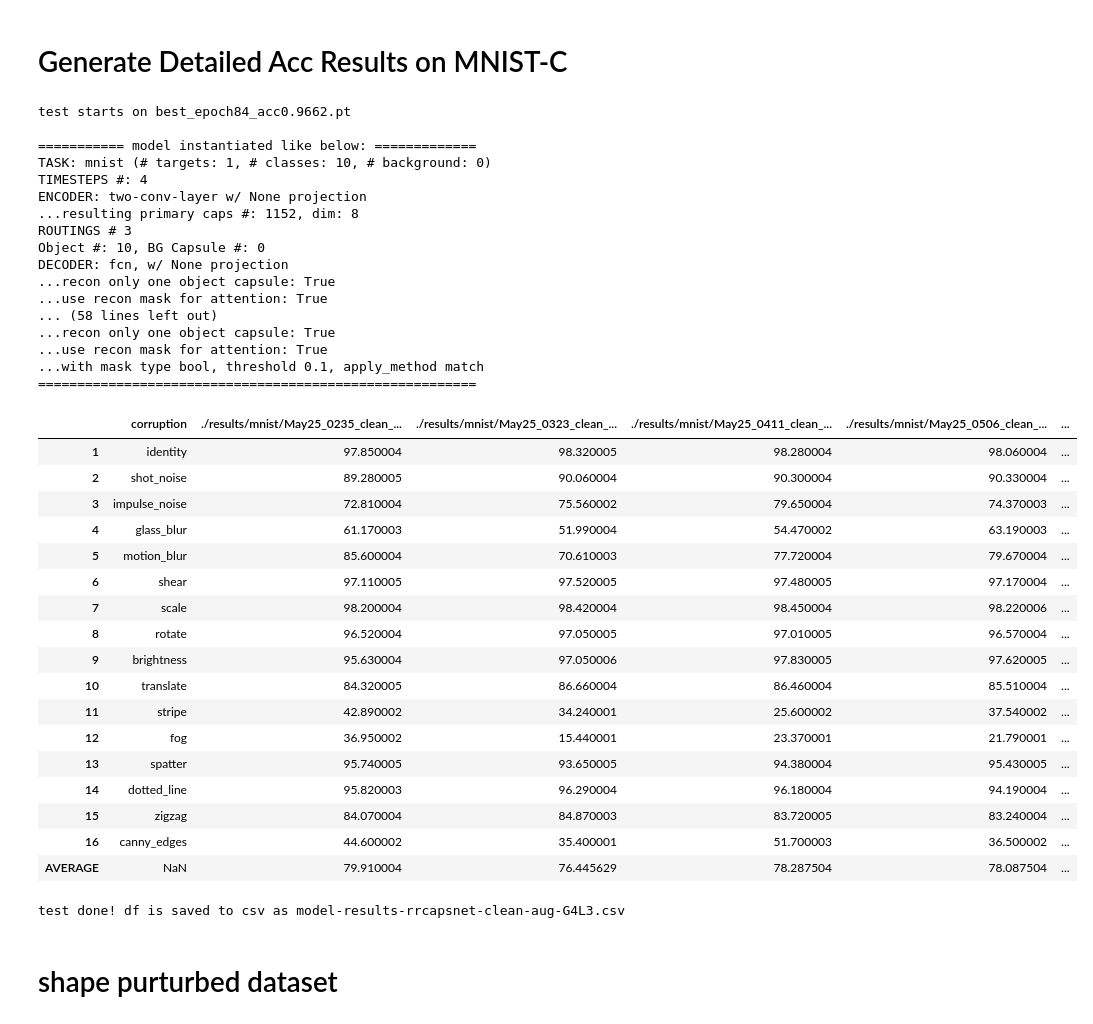
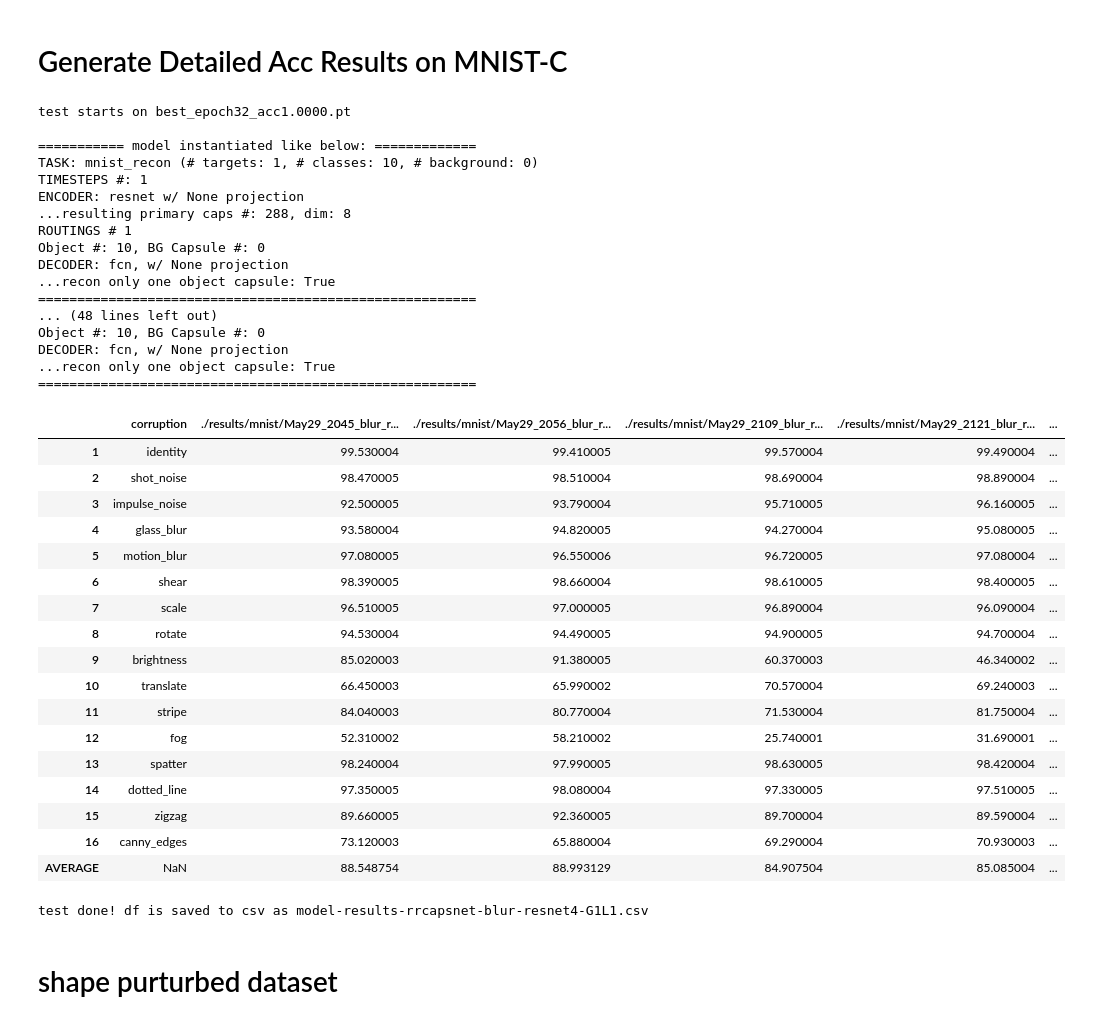
Before and after one commit to ahnchive/ORA-recognition, a Jupyter notebook: eval_rrcapsnet_original.ipynb, the cells around one changed output. Drawn from its saved outputs; the diff is of its cells as text; code cells hidden in the pictures.

```diff
--- a/eval_rrcapsnet_original.ipynb
+++ b/eval_rrcapsnet_original.ipynb
@@ -983,7 +1124,7 @@ visualize_batch(x, y, outputs['x_input'], objcaps_len_step, start=idx_start, n_i
 verbose=False
 print_args =False
 args_to_update = {'device':DEVICE, 'batch_size':BATCHSIZE,
-                 'time_steps': 4, 'routings': 3, 'mask_threshold': 0.1}
+                 'time_steps': 1, 'routings': 1, 'mask_threshold': 0.1}
 
 
 modelpathlist = [
@@ -1054,8 +1195,19 @@ modelpathlist = [
 # './results/mnist/Apr30_0253_recon_run4/best_epoch63_acc0.9981.pt',
 # './results/mnist/Apr30_0321_recon_run5/best_epoch77_acc0.9987.pt',
 
-# Recon-edge
+# resnet-blur version
+# './results/mnist/May29_0416_blur_res_run1/best_epoch21_acc1.0000.pt',
+# './results/mnist/May29_0427_blur_res_run2/best_epoch30_acc1.0000.pt',
+# './results/mnist/May29_0440_blur_res_run3/best_epoch37_acc1.0000.pt',
+# './results/mnist/May29_0455_blur_res_run4/best_epoch36_acc1.0000.pt',
+# './results/mnist/May29_0510_blur_res_run5/best_epoch29_acc1.0000.pt'
 
+# resnet 4 layers
+'./results/mnist/May29_2045_blur_res4_run1/best_epoch32_acc1.0000.pt',
+'./results/mnist/May29_2056_blur_res4_run2/best_epoch32_acc1.0000.pt',
+'./results/mnist/May29_2109_blur_res4_run3/best_epoch32_acc1.0000.pt',
+'./results/mnist/May29_2121_blur_res4_run4/best_epoch30_acc1.0000.pt',
+'./results/mnist/May29_2132_blur_res4_run5/best_epoch30_acc1.0000.pt'
 ]
 
 
@@ -1063,67 +1215,68 @@ modelpathlist = [
 df = pd.DataFrame()
 df['corruption'] = CORRUPTION_TYPES
 
 for load_model_path in modelpathlist:
 #     modelname = '-'.join( os.path.dirname(load_model_path).split('_')[-3:-1]) #'recon-step3'
     modelname = load_model_path.split('/')[-1] # filename
     print(f'test starts on {modelname}')
 
     # load args and model
     args = load_args(load_model_path, args_to_update, print_args)
     model = load_model(args)
 
     acclist = []
     for corruption in CORRUPTION_TYPES:
         test_loss, test_loss_class, test_loss_recon, test_acc = test_model_on_each_corruption(PATH_MNISTC, corruption, model, verbose)
         acclist.append(test_acc*100)
     df[load_model_path] = acclist
 
 
 df.index = np.arange(1, len(df)+1)
 df.loc['AVERAGE'] = df.mean()
 df
 # %% [output]
-test starts on best_epoch84_acc0.9662.pt
+test starts on best_epoch32_acc1.0000.pt
 
 =========== model instantiated like below: =============
-TASK: mnist (# targets: 1, # classes: 10, # background: 0)
-TIMESTEPS #: 4
-ENCODER: two-conv-layer w/ None projection
-...resulting primary caps #: 1152, dim: 8
-ROUTINGS # 3
+TASK: mnist_recon (# targets: 1, # classes: 10, # background: 0)
+TIMESTEPS #: 1
+ENCODER: resnet w/ None projection
+...resulting primary caps #: 288, dim: 8
+ROUTINGS # 1
 Object #: 10, BG Capsule #: 0
 DECODER: fcn, w/ None projection
 ...recon only one object capsule: True
-...use recon mask for attention: True
-... (58 lines left out)
+========================================================
+... (48 lines left out)
+Object #: 10, BG Capsule #: 0
+DECODER: fcn, w/ None projection
 ...recon only one object capsule: True
-...use recon mask for attention: True
-...with mask type bool, threshold 0.1, apply_method match
 ========================================================
-|  | corruption | ./results/mnist/May25_0235_clean_... | ./results/mnist/May25_0323_clean_... | ./results/mnist/May25_0411_clean_... | ./results/mnist/May25_0506_clean_... | ... |
-| 1 | identity | 97.850004 | 98.320005 | 98.280004 | 98.060004 | ... |
-| 2 | shot_noise | 89.280005 | 90.060004 | 90.300004 | 90.330004 | ... |
-| 3 | impulse_noise | 72.810004 | 75.560002 | 79.650004 | 74.370003 | ... |
-| 4 | glass_blur | 61.170003 | 51.990004 | 54.470002 | 63.190003 | ... |
-| 5 | motion_blur | 85.600004 | 70.610003 | 77.720004 | 79.670004 | ... |
-| 6 | shear | 97.110005 | 97.520005 | 97.480005 | 97.170004 | ... |
-| 7 | scale | 98.200004 | 98.420004 | 98.450004 | 98.220006 | ... |
-| 8 | rotate | 96.520004 | 97.050005 | 97.010005 | 96.570004 | ... |
-| 9 | brightness | 95.630004 | 97.050006 | 97.830005 | 97.620005 | ... |
-| 10 | translate | 84.320005 | 86.660004 | 86.460004 | 85.510004 | ... |
-| 11 | stripe | 42.890002 | 34.240001 | 25.600002 | 37.540002 | ... |
-| 12 | fog | 36.950002 | 15.440001 | 23.370001 | 21.790001 | ... |
-| 13 | spatter | 95.740005 | 93.650005 | 94.380004 | 95.430005 | ... |
-| 14 | dotted_line | 95.820003 | 96.290004 | 96.180004 | 94.190004 | ... |
-| 15 | zigzag | 84.070004 | 84.870003 | 83.720005 | 83.240004 | ... |
-| 16 | canny_edges | 44.600002 | 35.400001 | 51.700003 | 36.500002 | ... |
-| AVERAGE | NaN | 79.910004 | 76.445629 | 78.287504 | 78.087504 | ... |
+|  | corruption | ./results/mnist/May29_2045_blur_r... | ./results/mnist/May29_2056_blur_r... | ./results/mnist/May29_2109_blur_r... | ./results/mnist/May29_2121_blur_r... | ... |
+| 1 | identity | 99.530004 | 99.410005 | 99.570004 | 99.490004 | ... |
+| 2 | shot_noise | 98.470005 | 98.510004 | 98.690004 | 98.890004 | ... |
+| 3 | impulse_noise | 92.500005 | 93.790004 | 95.710005 | 96.160005 | ... |
+| 4 | glass_blur | 93.580004 | 94.820005 | 94.270004 | 95.080005 | ... |
+| 5 | motion_blur | 97.080005 | 96.550006 | 96.720005 | 97.080004 | ... |
+| 6 | shear | 98.390005 | 98.660004 | 98.610005 | 98.400005 | ... |
+| 7 | scale | 96.510005 | 97.000005 | 96.890004 | 96.090004 | ... |
+| 8 | rotate | 94.530004 | 94.490005 | 94.900005 | 94.700004 | ... |
+| 9 | brightness | 85.020003 | 91.380005 | 60.370003 | 46.340002 | ... |
+| 10 | translate | 66.450003 | 65.990002 | 70.570004 | 69.240003 | ... |
+| 11 | stripe | 84.040003 | 80.770004 | 71.530004 | 81.750004 | ... |
+| 12 | fog | 52.310002 | 58.210002 | 25.740001 | 31.690001 | ... |
+| 13 | spatter | 98.240004 | 97.990005 | 98.630005 | 98.420004 | ... |
+| 14 | dotted_line | 97.350005 | 98.080004 | 97.330005 | 97.510005 | ... |
+| 15 | zigzag | 89.660005 | 92.360005 | 89.700004 | 89.590004 | ... |
+| 16 | canny_edges | 73.120003 | 65.880004 | 69.290004 | 70.930003 | ... |
+| AVERAGE | NaN | 88.548754 | 88.993129 | 84.907504 | 85.085004 | ... |
 # %%
 # save to csv
 # path_df = 'model-results-rrcapsnet-clean-G4L3.csv'
 # path_df = 'model-results-rrcapsnet-shift-G4L3.csv'
 # path_df = 'model-results-rrcapsnet-recon-G1L1.csv'
 path_df = 'model-results-rrcapsnet-clean-aug-G4L3.csv'
+path_df = 'model-results-rrcapsnet-blur-resnet4-G1L1.csv'
 
 overwrite = True
 if os.path.isfile(path_df) and not overwrite:
@@ -1132,7 +1285,7 @@ else:
     df.to_csv(path_df, index=False)
     print(f'test done! df is saved to csv as {path_df}')
 # %% [output]
-test done! df is saved to csv as model-results-rrcapsnet-clean-aug-G4L3.csv
+test done! df is saved to csv as model-results-rrcapsnet-blur-resnet4-G1L1.csv
 # %% [markdown]
 # shape purturbed dataset
 # %%
```
Also changed, not shown: parts of 8 cells of this notebook, 22 other files.
